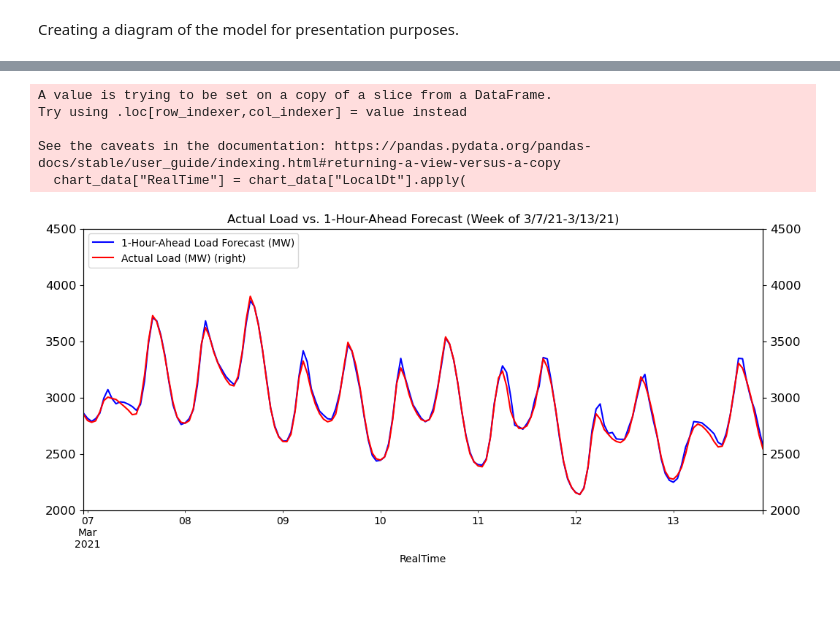
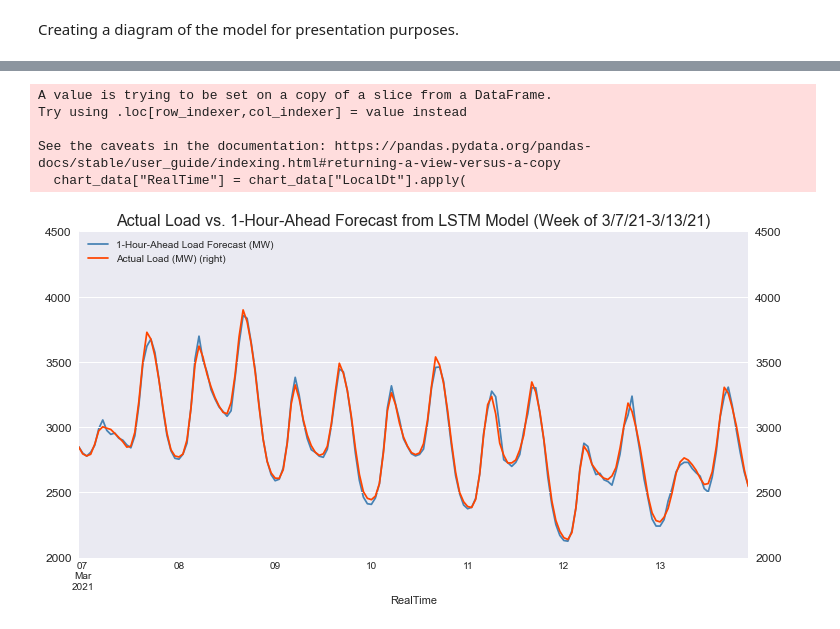
Before and after one commit to msabelhaus/load-forecasting, a Jupyter notebook: modeling_lstm.ipynb, the cells around one changed output, grey strips where cells are left out. Drawn from its saved outputs; the diff is of its cells as text; code cells hidden in the pictures; blank space fills up the shorter version.

```diff
--- a/modeling_lstm.ipynb
+++ b/modeling_lstm.ipynb
@@ -51,3 +45,5 @@ Due to how I need to stack the observations for the LSTM network input, I need t
+# %%
+steps_minus1 = 8
 # %%
 # First let's create the set of days I want to hold out
 # This will be 12 weeks, one from each month, and in the months we have the most current data for
@@ -87,0 +88,4 @@ con_scaled = con_scaled[["Peak_Plus1","TempF","LoadMW","LoadMW_Plus1"]]
+# %%
+# Remove time objects from scaled dataframe
+con_scaled = con_scaled[list(itertools.chain(qual_vars, quan_vars, ['LoadMW_Plus1']))]
+con_scaled.head()
@@ -98,17 +109,23 @@ I reshape these timeseries into multiple samples where each sample has n_steps t
 # This input format is necessary to be able to run through the split_sequences() function
 in_seq1 = np.array(con_scaled["LoadMW"])
 in_seq2 = np.array(con_scaled["TempF"])
-in_seq3 = np.array(con_scaled["Peak_Plus1"])
+in_seq3 = np.array(con_scaled["cos_HourE"])
+in_seq4 = np.array(con_scaled["sin_HourE"])
+in_seq5 = np.array(con_scaled["Humidity"])
+in_seq6 = np.array(con_scaled["OnPeak"])
 out_seq = np.array(con_scaled["LoadMW_Plus1"])
 
 # convert to [rows, columns] structure
 in_seq1 = in_seq1.reshape((len(in_seq1), 1))
 in_seq2 = in_seq2.reshape((len(in_seq2), 1))
 in_seq3 = in_seq3.reshape((len(in_seq3), 1))
+in_seq4 = in_seq4.reshape((len(in_seq4), 1))
+in_seq5 = in_seq5.reshape((len(in_seq5), 1))
+in_seq6 = in_seq6.reshape((len(in_seq6), 1))
 out_seq = out_seq.reshape((len(out_seq), 1))
 
 # horizontally stack columns
-dataset = np.hstack((in_seq1, in_seq2, in_seq3, out_seq))
+dataset = np.hstack((in_seq1, in_seq2, in_seq3, in_seq4, in_seq5, in_seq6, out_seq))
 
 # The function below splits our dataset into samples of sequences of time stpes
 # It is taken from machinelearningmastery
@@ -128,7 +145,7 @@ def split_sequences(sequences, n_steps):
 
 # Here n = the number of time steps in each sample
 # NOTE: if changed, you MUST have the amount we subtract from the indices to find the train/test sample locations
-n_steps = 9
+n_steps = steps_minus1 + 1
 X, y = split_sequences(dataset, n_steps)
 
 # Split into training/test sets
@@ -172,5 +209,5 @@ n_epochs = 50
 model.compile(loss=loss, optimizer=op, metrics=metrics)
 history_lstm = model.fit(x_train, y_train,
                             validation_data=(x_test, y_test),
-                            batch_size=size, epochs=n_epochs, verbose = 0)
+                            batch_size=size, epochs=n_epochs, verbose = 1)
 # %% [output]
@@ -246,38 +316,39 @@ firstweek
 chart_data = firstweek
 chart_data.dtypes
 
 chart_data["RealTime"] = chart_data["LocalDt"].apply(
     lambda x: dt.datetime.strptime(x, "%m/%d/%Y %H:%M") - timedelta(hours=1)
 )
 chart_data = chart_data.sort_values(["RealTime"], ascending=True)
 
 chart_data = chart_data.set_index(pd.to_datetime(chart_data.RealTime), drop=True)
 
 
 # Plot
-plt.style.use("default")
+#plt.style.use("default")
 
-plt.figure(figsize=(12,5))
-plt.xticks(fontsize=24)
+plt.figure(figsize=(12,6))
+plt.xticks(fontsize=12)
 
-ax1 = chart_data.y_hat.plot(color='blue', grid=False, label="1-Hour-Ahead Load Forecast (MW)")
+ax1 = chart_data.y_hat.plot(color='steelblue', grid=False, label="1-Hour-Ahead Load Forecast (MW)")
 ax1.set_ylim([2000, 4500])
 plt.yticks(fontsize=12)
-ax2 = chart_data.LoadMW_Plus1.plot(color='red', grid=False, secondary_y=True, label="Actual Load (MW)")
+ax2 = chart_data.LoadMW_Plus1.plot(color='orangered', grid=False, secondary_y=True, label="Actual Load (MW)")
 ax2.set_ylim([2000, 4500])
 plt.yticks(fontsize=12)
 
 h1, l1 = ax1.get_legend_handles_labels()
 h2, l2 = ax2.get_legend_handles_labels()
-plt.title('Actual Load vs. 1-Hour-Ahead Forecast (Week of 3/7/21-3/13/21)')
+plt.title('Actual Load vs. 1-Hour-Ahead Forecast from LSTM Model (Week of 3/7/21-3/13/21)', fontdict = {'fontsize' : 16})
 
 plt.legend(h1+h2, l1+l2, loc=2)
 
-plt.show()
+#plt.show()
+plt.savefig('figures/lstm_model_results.eps', format='eps')
 # %% [output]
 A value is trying to be set on a copy of a slice from a DataFrame.
 Try using .loc[row_indexer,col_indexer] = value instead
 
 See the caveats in the documentation: https://pandas.pydata.org/pandas-docs/stable/user_guide/indexing.html#returning-a-view-versus-a-copy
   chart_data["RealTime"] = chart_data["LocalDt"].apply(
-[figure, old version]
+[figure, new version]
```
Also changed, not shown: parts of 21 cells of this notebook, 30 other files.
